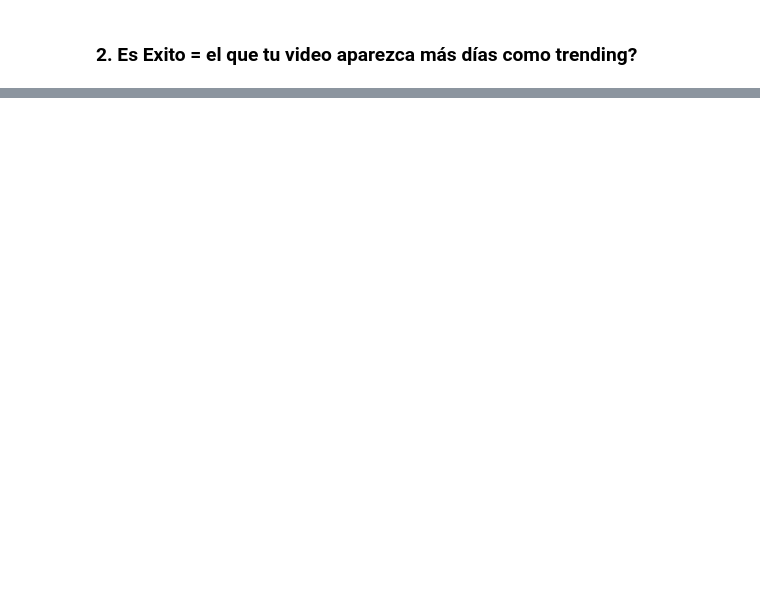
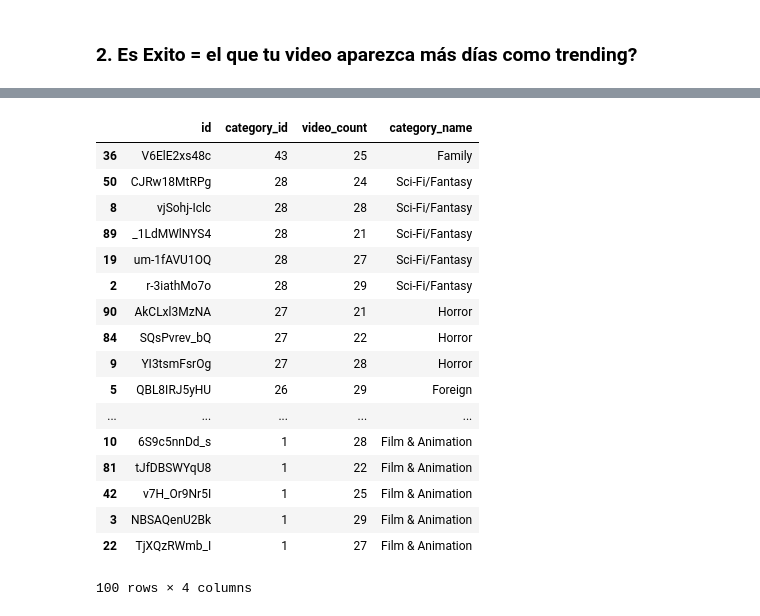
Before and after one commit to CaroMuizzi/Success-on-YouTube-Channels, a Jupyter notebook: cyn_file.ipynb, the cells around one changed output, grey strips where cells are left out. Cells and saved outputs as stored; diff of their text form; code cells hidden in the pictures; blank space fills up the shorter version.

```diff
--- a/cyn_file.ipynb
+++ b/cyn_file.ipynb
@@ -20,3 +35,3 @@ original_df.head(500)
 # %%
-original_df.set_index("video_id")
-original_df.loc['1ZAPwfrtAFY']
+#original_df.set_index("video_id")
+#original_df.loc['1ZAPwfrtAFY']
@@ -65,5 +123,5 @@ video_trending_count.sort_values(ascending=False)
 
 df_top_freq = df.groupby(['id', 'category_id'])['id'].agg(
     {"video_count": len}).sort_values(
-    "video_count", ascending=False).head(100).reset_index()
+    "video_count", ascending=False).head(200).reset_index()
 df_top_freq.head()
@@ -69,0 +137,36 @@ df_top_freq.head()
+# %%
+#pasar categorias a nombres
+filepath = os.path.join("Resources/US_category_id.json")
+with open(filepath) as jsonfile:
+    categories_data = json.load(jsonfile)
+# %%
+def video_category_name(dF):
+    for index,row in df_top_freq.iterrows():
+        x = row['category_id']
+        #x = category_frecuence_df.loc[index,'category_count']
+        if df_top_freq.loc[index,'category_id'] == x:
+            try:
+                df_top_freq.loc[index,"category_name"] = categories_data["items"][x-1]["snippet"]["title"]
+            except:
+                pass
+video_category_name(df_top_freq)
+df_top_freq.sort_values("category_id",ascending=False)
+# %% [output]
+|  | id | category_id | video_count | category_name |
+| 36 | V6ElE2xs48c | 43 | 25 | Family |
+| 50 | CJRw18MtRPg | 28 | 24 | Sci-Fi/Fantasy |
+| 8 | vjSohj-Iclc | 28 | 28 | Sci-Fi/Fantasy |
+| 89 | _1LdMWlNYS4 | 28 | 21 | Sci-Fi/Fantasy |
+| 19 | um-1fAVU1OQ | 28 | 27 | Sci-Fi/Fantasy |
+| 2 | r-3iathMo7o | 28 | 29 | Sci-Fi/Fantasy |
+| 90 | AkCLxl3MzNA | 27 | 21 | Horror |
+| 84 | SQsPvrev_bQ | 27 | 22 | Horror |
+| 9 | YI3tsmFsrOg | 27 | 28 | Horror |
+| 5 | QBL8IRJ5yHU | 26 | 29 | Foreign |
+| ... | ... | ... | ... | ... |
+| 10 | 6S9c5nnDd_s | 1 | 28 | Film & Animation |
+| 81 | tJfDBSWYqU8 | 1 | 22 | Film & Animation |
+| 42 | v7H_Or9Nr5I | 1 | 25 | Film & Animation |
+| 3 | NBSAQenU2Bk | 1 | 29 | Film & Animation |
+| 22 | TjXQzRWmb_I | 1 | 27 | Film & Animation |
+100 rows × 4 columns
```
Also changed, not shown: parts of 33 cells of this notebook, 1 other file.
